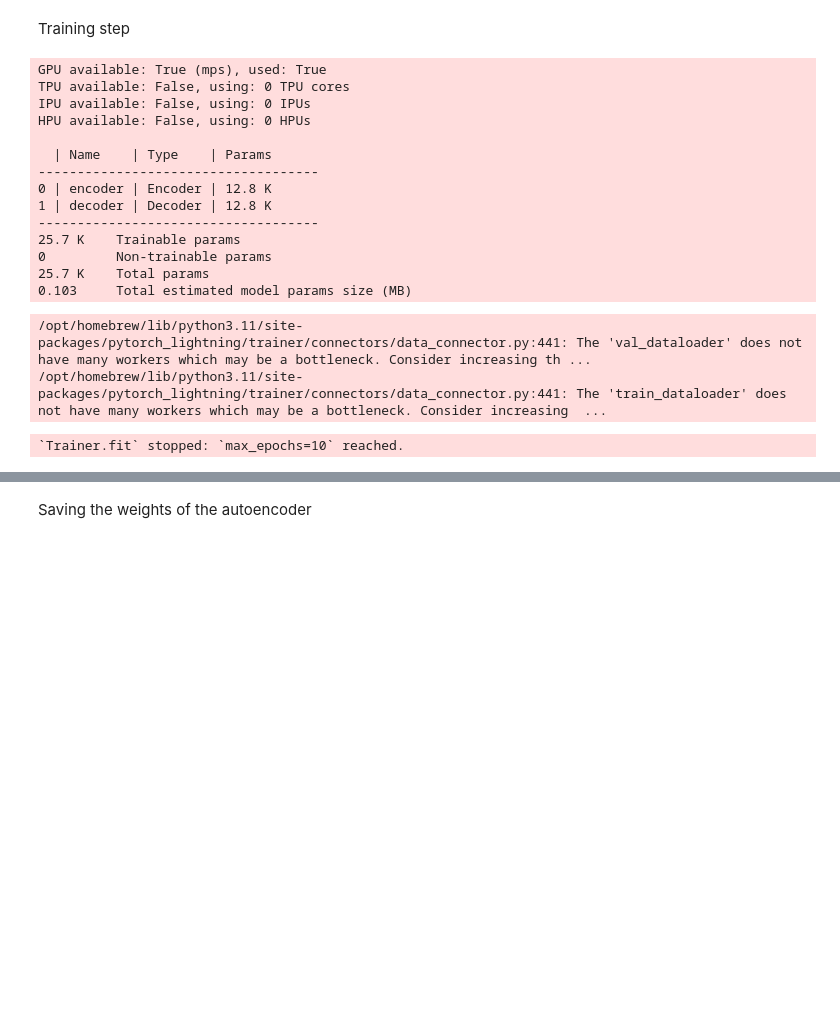
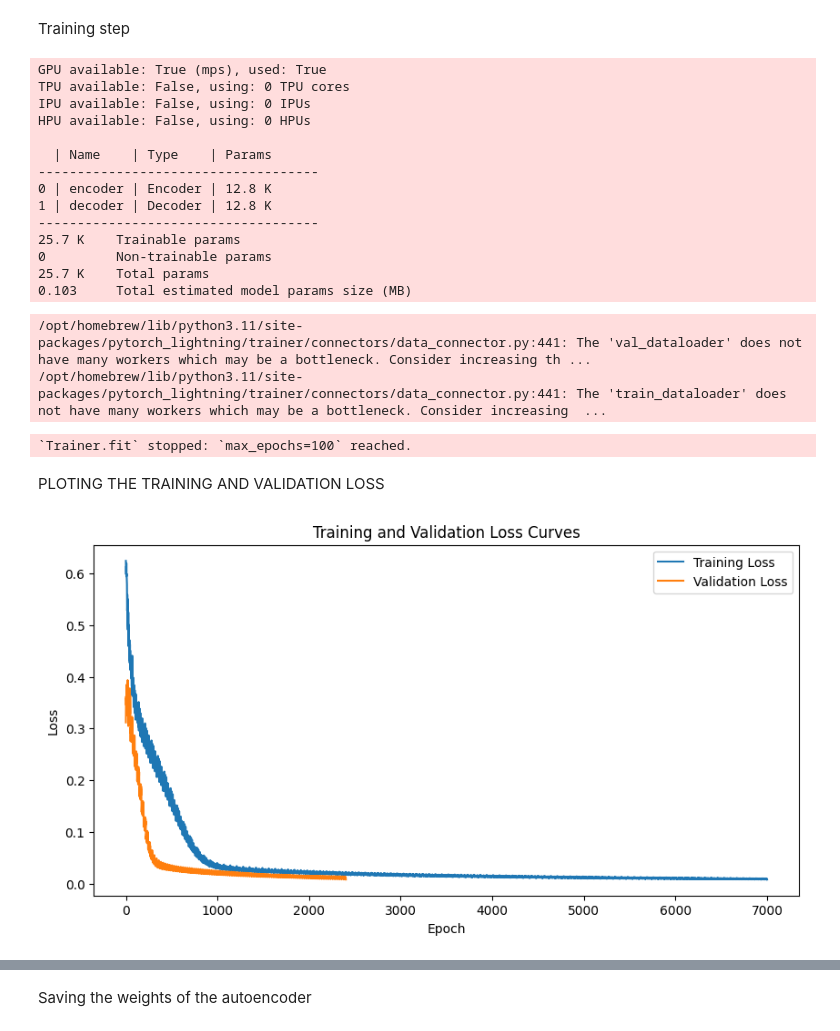
Before and after one commit to vgutierrez2404/Chordifier, a Jupyter notebook: autoencoder_approach.ipynb, the cells around one changed output, grey strips where cells are left out. Drawn from its saved outputs; the diff is of its cells as text; code cells hidden in the pictures; blank space fills up the shorter version.

```diff
--- a/autoencoder_approach.ipynb
+++ b/autoencoder_approach.ipynb
@@ -18,6 +29,7 @@ class CustomDataset(Dataset):
         self.dataframe = dataframe['file_name']
         self.root_dir = root_dir
         self.root_note = dataframe['root_note']
+        self.chord_type = dataframe['chord_type']
 
     def __len__(self):
         return len(self.dataframe)
@@ -26,6 +38,7 @@ class CustomDataset(Dataset):
         # Ensure correct indexing
         file_name = self.dataframe.iloc[idx]
         root_note = self.root_note.iloc[idx]
+        chord_type = self.chord_type.iloc[idx]
         # Construct the file path correctly
         chromagram_path = os.path.join(self.root_dir, file_name.split('.wav')[0] + '_chromagram.npy')
 
@@ -38,14 +51,5 @@ class CustomDataset(Dataset):
             print(f"An error occurred while loading the file: {chromagram_path}")
             raise e
 
-        return data, file_name, root_note
-    # def __len__(self):
-    #     return len(self.dataframe)
-
-    # def __getitem__(self, idx):
-    #     # chromagram_path = os.path.join(self.root_dir, self.dataframe.iloc[idx][0].split('.wav')[0] + '_chromagram.npy')
-    #     # return np.load(chromagram_path)
-    #     file_name = self.dataframe.iat[idx, 0]
-    #     chromagram_path = os.path.join(self.root_dir, file_name.split('.wav')[0] + '_chromagram.npy')
-    #     return np.load(chromagram_path)
+        return data, file_name, root_note, chord_type
 # %%
@@ -121,6 +125,8 @@ class Autoencoder(pl.LightningModule):
         self.encoder = Encoder(input_dim, hidden_dims, encoded_dim)
         self.decoder = Decoder(encoded_dim, hidden_dims, input_dim)
         self.learning_rate = learning_rate
+        self.train_losses = []
+        self.val_losses = []
 
     def forward(self, x):
         encoded = self.encoder(x)
@@ -128,19 +134,21 @@ class Autoencoder(pl.LightningModule):
         return decoded
 
     def training_step(self, batch, batch_idx):
-        inputs, _, _ = batch
+        inputs, _, _ , _= batch
         inputs = inputs.view(inputs.size(0), -1)
         outputs = self.forward(inputs)
         loss = nn.MSELoss()(outputs, inputs)
-        self.log('train_loss', loss)
+        self.log('train_loss', loss, prog_bar=True)
+        self.train_losses.append(loss.item())
         return loss
 
     def validation_step(self, batch, batch_idx):
-        inputs, _, _ = batch
+        inputs, _, _, _ = batch
         inputs = inputs.view(inputs.size(0), -1)
         outputs = self.forward(inputs)
         loss = nn.MSELoss()(outputs, inputs)
-        self.log('val_loss', loss)
+        self.log('val_loss', loss, prog_bar=True)
+        self.val_losses.append(loss.item())
         return loss
 
     def configure_optimizers(self):
@@ -156,9 +164,9 @@ hidden_dims = [128, 64, 32]
 encoded_dim = 12
 learning_rate = 1e-4
 batch_size = 64
-num_epochs = 10
+num_epochs = 100
 
-columns_to_drop = ['label', 'instrument', 'type_of_sound', 'chord_type']
+columns_to_drop = ['label', 'instrument', 'type_of_sound']
 
 X = audio_dataframe.drop(columns=columns_to_drop, axis=1)
 y = audio_dataframe['root_note']
@@ -203,7 +211,21 @@ HPU available: False, using: 0 HPUs
 0.103     Total estimated model params size (MB)
 /opt/homebrew/lib/python3.11/site-packages/pytorch_lightning/trainer/connectors/data_connector.py:441: The 'val_dataloader' does not have many workers which may be a bottleneck. Consider increasing th ...
 /opt/homebrew/lib/python3.11/site-packages/pytorch_lightning/trainer/connectors/data_connector.py:441: The 'train_dataloader' does not have many workers which may be a bottleneck. Consider increasing  ...
-`Trainer.fit` stopped: `max_epochs=10` reached.
+`Trainer.fit` stopped: `max_epochs=100` reached.
+# %% [markdown]
+PLOTING THE TRAINING AND VALIDATION LOSS
+# %%
+# Plotting the training and validation loss
+plt.figure(figsize=(10, 5))
+plt.plot(autoencoder.train_losses, label='Training Loss')
+plt.plot(autoencoder.val_losses, label='Validation Loss')
+plt.xlabel('Epoch')
+plt.ylabel('Loss')
+plt.title('Training and Validation Loss Curves')
+plt.legend()
+plt.show()
+# %% [output]
+[figure, added]
 # %%
 # Inference to get encoded data
 autoencoder.eval()  # Set model to evaluation mode
```
Also changed, not shown: parts of 17 cells of this notebook, 5 other files.
